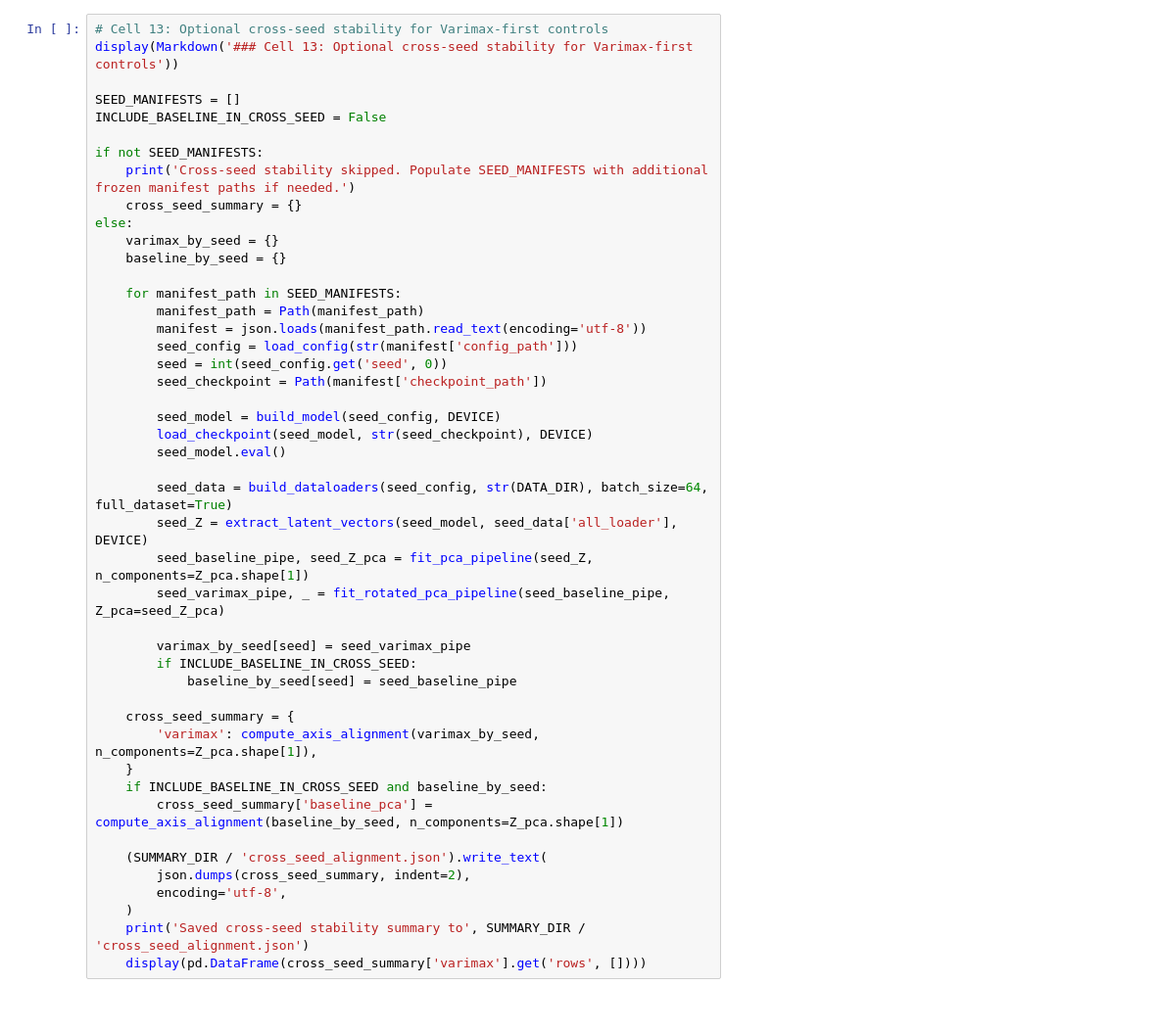
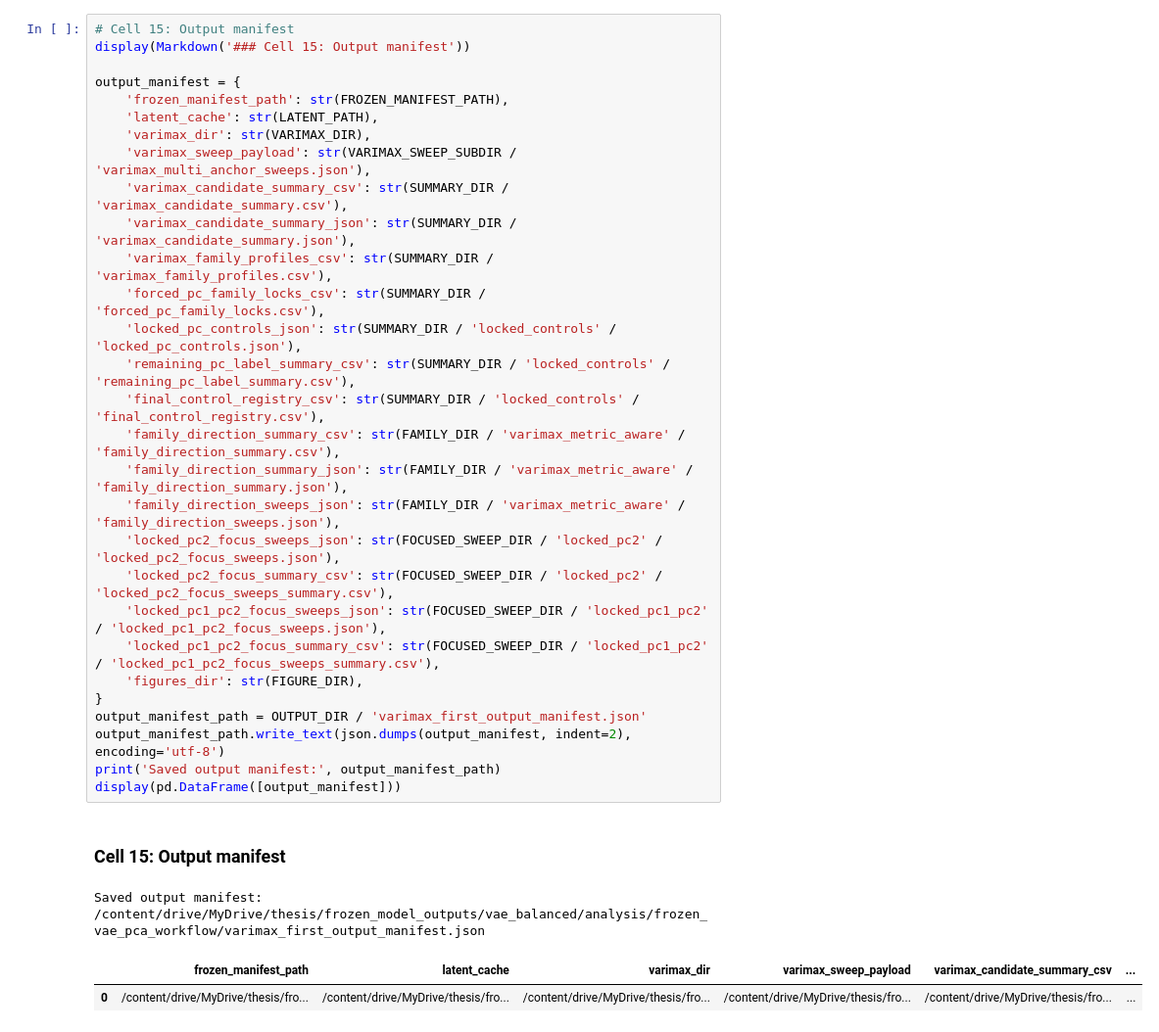
Before and after one commit to cindy-77jiayi/thesis_hapticAE, a Jupyter notebook: colab/frozen_vae_pca_workflow.ipynb, the cells around one changed output. Shown at 98% size. Drawn from its saved outputs; the diff is of its cells as text.

```diff
--- a/colab/frozen_vae_pca_workflow.ipynb
+++ b/colab/frozen_vae_pca_workflow.ipynb
@@ -724,46 +967,34 @@ if not comparison_detail_df.empty:
 # %%
-# Cell 13: Optional cross-seed stability for Varimax-first controls
-display(Markdown('### Cell 13: Optional cross-seed stability for Varimax-first controls'))
+# Cell 15: Output manifest
+display(Markdown('### Cell 15: Output manifest'))
 
-SEED_MANIFESTS = []
-INCLUDE_BASELINE_IN_CROSS_SEED = False
-
-if not SEED_MANIFESTS:
-    print('Cross-seed stability skipped. Populate SEED_MANIFESTS with additional frozen manifest paths if needed.')
-    cross_seed_summary = {}
-else:
-    varimax_by_seed = {}
-    baseline_by_seed = {}
-
-    for manifest_path in SEED_MANIFESTS:
-        manifest_path = Path(manifest_path)
-        manifest = json.loads(manifest_path.read_text(encoding='utf-8'))
-        seed_config = load_config(str(manifest['config_path']))
-        seed = int(seed_config.get('seed', 0))
-        seed_checkpoint = Path(manifest['checkpoint_path'])
-
-        seed_model = build_model(seed_config, DEVICE)
-        load_checkpoint(seed_model, str(seed_checkpoint), DEVICE)
-        seed_model.eval()
-
-        seed_data = build_dataloaders(seed_config, str(DATA_DIR), batch_size=64, full_dataset=True)
-        seed_Z = extract_latent_vectors(seed_model, seed_data['all_loader'], DEVICE)
-        seed_baseline_pipe, seed_Z_pca = fit_pca_pipeline(seed_Z, n_components=Z_pca.shape[1])
-        seed_varimax_pipe, _ = fit_rotated_pca_pipeline(seed_baseline_pipe, Z_pca=seed_Z_pca)
-
-        varimax_by_seed[seed] = seed_varimax_pipe
-        if INCLUDE_BASELINE_IN_CROSS_SEED:
-            baseline_by_seed[seed] = seed_baseline_pipe
-
-    cross_seed_summary = {
-        'varimax': compute_axis_alignment(varimax_by_seed, n_components=Z_pca.shape[1]),
-    }
-    if INCLUDE_BASELINE_IN_CROSS_SEED and baseline_by_seed:
-        cross_seed_summary['baseline_pca'] = compute_axis_alignment(baseline_by_seed, n_components=Z_pca.shape[1])
-
-    (SUMMARY_DIR / 'cross_seed_alignment.json').write_text(
-        json.dumps(cross_seed_summary, indent=2),
-        encoding='utf-8',
-    )
-    print('Saved cross-seed stability summary to', SUMMARY_DIR / 'cross_seed_alignment.json')
-    display(pd.DataFrame(cross_seed_summary['varimax'].get('rows', [])))
+output_manifest = {
+    'frozen_manifest_path': str(FROZEN_MANIFEST_PATH),
+    'latent_cache': str(LATENT_PATH),
+    'varimax_dir': str(VARIMAX_DIR),
+    'varimax_sweep_payload': str(VARIMAX_SWEEP_SUBDIR / 'varimax_multi_anchor_sweeps.json'),
+    'varimax_candidate_summary_csv': str(SUMMARY_DIR / 'varimax_candidate_summary.csv'),
+    'varimax_candidate_summary_json': str(SUMMARY_DIR / 'varimax_candidate_summary.json'),
+    'varimax_family_profiles_csv': str(SUMMARY_DIR / 'varimax_family_profiles.csv'),
+    'forced_pc_family_locks_csv': str(SUMMARY_DIR / 'forced_pc_family_locks.csv'),
+    'locked_pc_controls_json': str(SUMMARY_DIR / 'locked_controls' / 'locked_pc_controls.json'),
+    'remaining_pc_label_summary_csv': str(SUMMARY_DIR / 'locked_controls' / 'remaining_pc_label_summary.csv'),
+    'final_control_registry_csv': str(SUMMARY_DIR / 'locked_controls' / 'final_control_registry.csv'),
+    'family_direction_summary_csv': str(FAMILY_DIR / 'varimax_metric_aware' / 'family_direction_summary.csv'),
+    'family_direction_summary_json': str(FAMILY_DIR / 'varimax_metric_aware' / 'family_direction_summary.json'),
+    'family_direction_sweeps_json': str(FAMILY_DIR / 'varimax_metric_aware' / 'family_direction_sweeps.json'),
+    'locked_pc2_focus_sweeps_json': str(FOCUSED_SWEEP_DIR / 'locked_pc2' / 'locked_pc2_focus_sweeps.json'),
+    'locked_pc2_focus_summary_csv': str(FOCUSED_SWEEP_DIR / 'locked_pc2' / 'locked_pc2_focus_sweeps_summary.csv'),
+    'locked_pc1_pc2_focus_sweeps_json': str(FOCUSED_SWEEP_DIR / 'locked_pc1_pc2' / 'locked_pc1_pc2_focus_sweeps.json'),
+    'locked_pc1_pc2_focus_summary_csv': str(FOCUSED_SWEEP_DIR / 'locked_pc1_pc2' / 'locked_pc1_pc2_focus_sweeps_summary.csv'),
+    'figures_dir': str(FIGURE_DIR),
+}
+output_manifest_path = OUTPUT_DIR / 'varimax_first_output_manifest.json'
+output_manifest_path.write_text(json.dumps(output_manifest, indent=2), encoding='utf-8')
+print('Saved output manifest:', output_manifest_path)
+display(pd.DataFrame([output_manifest]))
+# %% [output]
+### Cell 15: Output manifest
+Saved output manifest: /content/drive/MyDrive/thesis/frozen_model_outputs/vae_balanced/analysis/frozen_vae_pca_workflow/varimax_first_output_manifest.json
+|  | frozen_manifest_path | latent_cache | varimax_dir | varimax_sweep_payload | varimax_candidate_summary_csv | ... |
+| 0 | /content/drive/MyDrive/thesis/fro... | /content/drive/MyDrive/thesis/fro... | /content/drive/MyDrive/thesis/fro... | /content/drive/MyDrive/thesis/fro... | /content/drive/MyDrive/thesis/fro... | ... |
```
Also changed, not shown: parts of 16 cells of this notebook.
